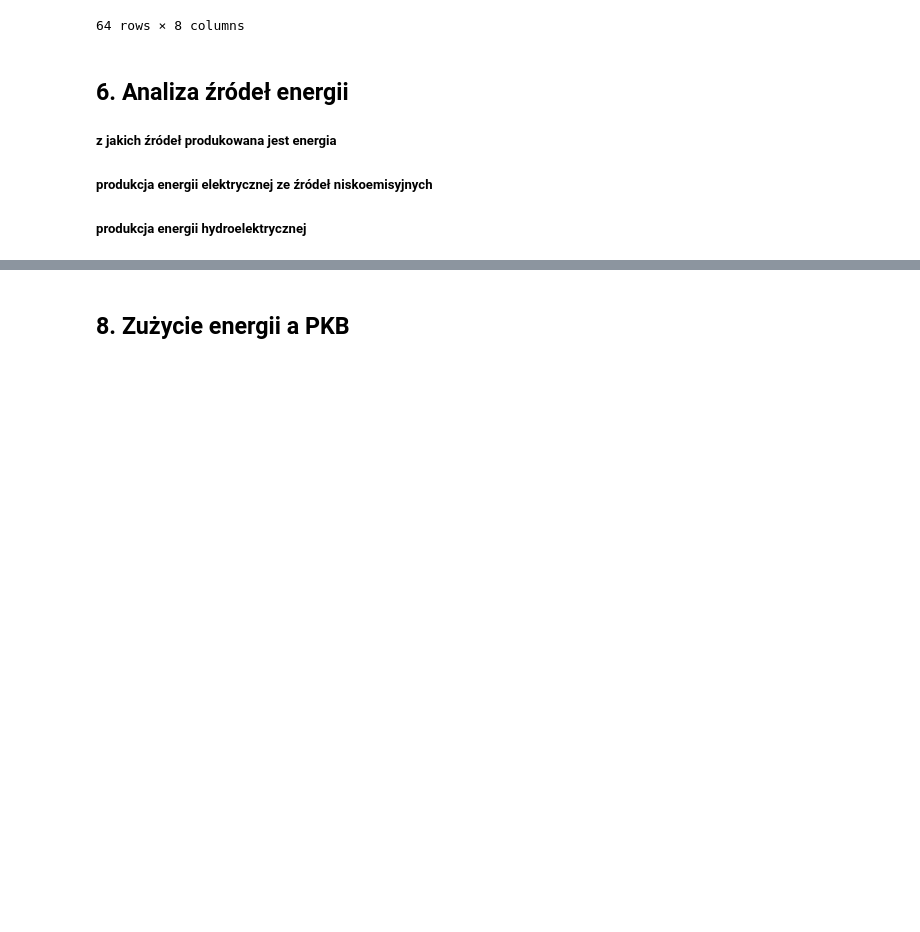
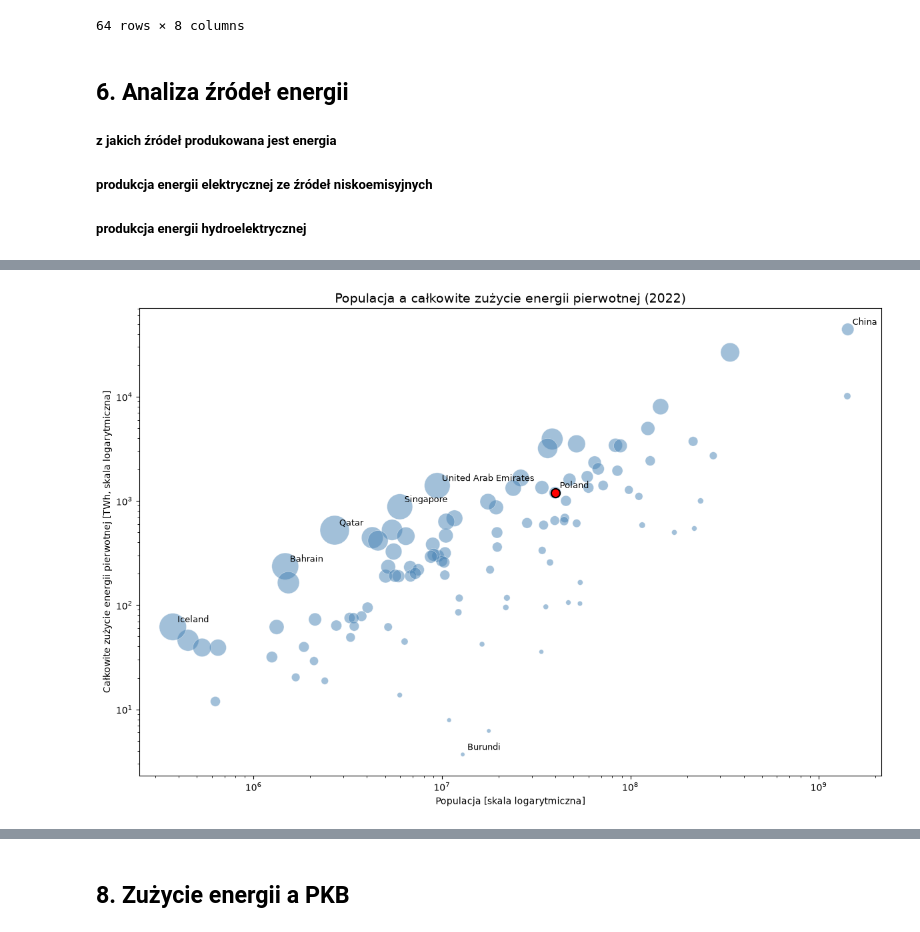
Before and after one commit to olaramota-beep/AWDP-projekt-do-oddania, a Jupyter notebook: Wstęp.ipynb, the cells around one changed output, grey strips where cells are left out. Saved outputs shown, nothing was run; the diff lists cells and outputs as text; code cells hidden in the pictures; blank space fills up the shorter version.

```diff
--- a/Wstęp.ipynb
+++ b/Wstęp.ipynb
@@ -822,0 +1036,85 @@ df_3.describe().T
+# %%
+plt.figure(figsize=(12, 8))
+
+# Wszystkie kraje
+sns.scatterplot(
+    data=df_2022,
+    x='population',
+    y='primary_energy_consumption',
+    size='energy_per_capita',
+    sizes=(20, 1000),
+    alpha=0.5,
+    color='steelblue',
+    legend=False
+)
+
+# Polska
+poland = df_2022[df_2022['country'] == 'Poland']
+
+sns.scatterplot(
+    data=poland,
+    x='population',
+    y='primary_energy_consumption',
+    size='energy_per_capita',
+    sizes=(90, 1000),
+    color='red',
+    edgecolor='black',
+    linewidth=1.5,
+    legend=False
+)
+
+
+# Skala logarytmiczna
+plt.xscale('log')
+plt.yscale('log')
+
+# 5 krajów z najwyższym zużyciem energii na mieszkańca
+top5 = df_2022.nlargest(5, 'energy_per_capita')
+
+# Kraj o największej populacji
+largest_population = df_2022.nlargest(1, 'population')
+
+# Kraj o najmniejszym całkowitym zużyciu energii
+lowest_energy = df_2022.nsmallest(1, 'primary_energy_consumption')
+
+# Polska
+poland = df_2022[df_2022['country'] == 'Poland']
+
+# Połączenie wszystkich krajów, które chcemy podpisać
+labels = pd.concat([
+    top5,
+    poland,
+    largest_population,
+    lowest_energy
+]).drop_duplicates(subset='country')
+
+# Dodanie nazw państw
+for _, row in labels.iterrows():
+    plt.annotate(
+        row['country'],
+        (row['population'], row['primary_energy_consumption']),
+        xytext=(5, 5),
+        textcoords='offset points',
+        fontsize=9
+    )
+
+# Opis wykresu
+
+plt.title(
+    f'Populacja a całkowite zużycie energii pierwotnej ({latest_year})',
+    fontsize=14
+)
+
+plt.xlabel(
+    'Populacja [skala logarytmiczna]'
+)
+
+plt.ylabel(
+    'Całkowite zużycie energii pierwotnej [TWh, skala logarytmiczna]'
+)
+
+
+plt.tight_layout()
+plt.show()
+# %% [output]
+[figure, added]
```
Also changed, not shown: parts of 46 cells of this notebook.
